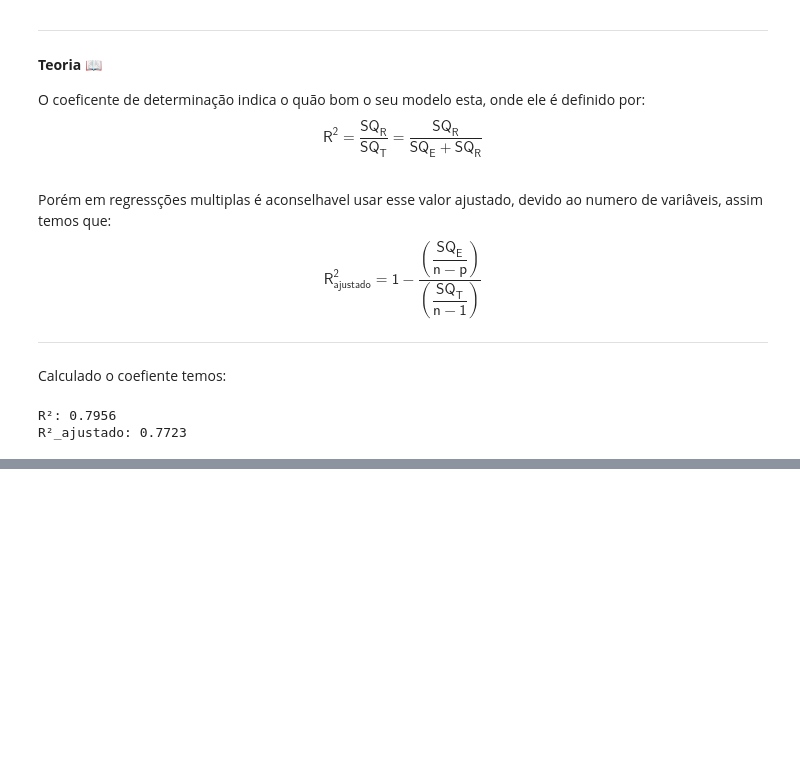
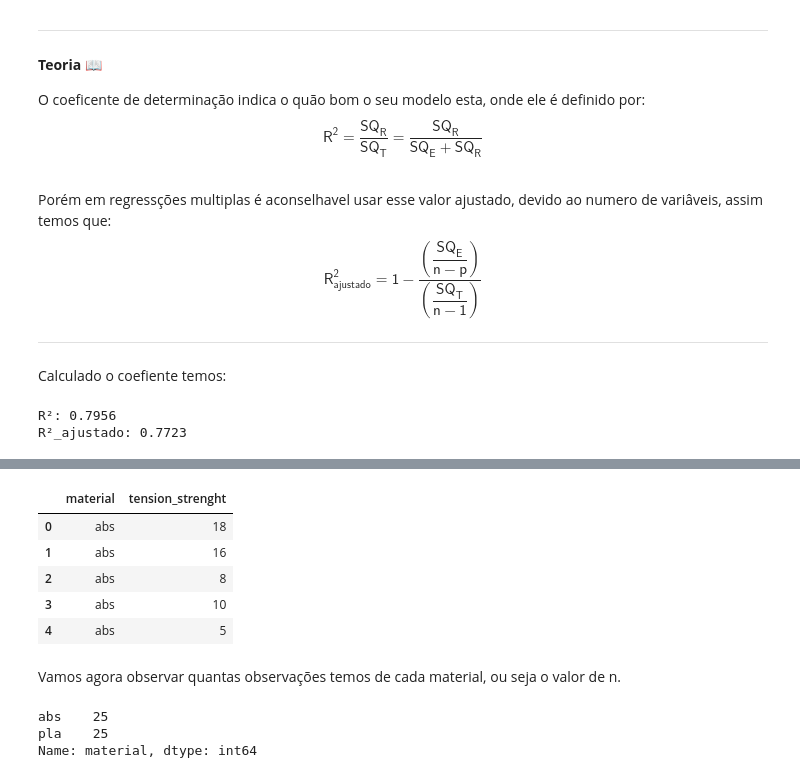
Before and after one commit to Guirubio94/3D-Printer-Analysis, a Jupyter notebook: #02.0-Notebook-Relatorio_de_analise_dos_dados.ipynb, the cells around one changed output, grey strips where cells are left out. Drawn from its saved outputs; the diff is of its cells as text; code cells hidden in the pictures; blank space fills up the shorter version.

Commit message:
anova material resistencia

```diff
--- a/#02.0-Notebook-Relatorio_de_analise_dos_dados.ipynb
+++ b/#02.0-Notebook-Relatorio_de_analise_dos_dados.ipynb
@@ -633,0 +642,19 @@ R²_ajustado: 0.7723
+# %%
+data_ten_material = dados[['material','tension_strenght']]
+data_ten_material.head()
+# %% [output]
+|  | material | tension_strenght |
+| 0 | abs | 18 |
+| 1 | abs | 16 |
+| 2 | abs | 8 |
+| 3 | abs | 10 |
+| 4 | abs | 5 |
+# %% [markdown]
+Vamos agora observar quantas observações temos de cada material, ou seja o valor de n.
+# %%
+n_ten_mat = data_ten_material['material'].value_counts()
+n_ten_mat
+# %% [output]
+abs    25
+pla    25
+Name: material, dtype: int64
```
Also changed, not shown: parts of 12 cells of this notebook.
